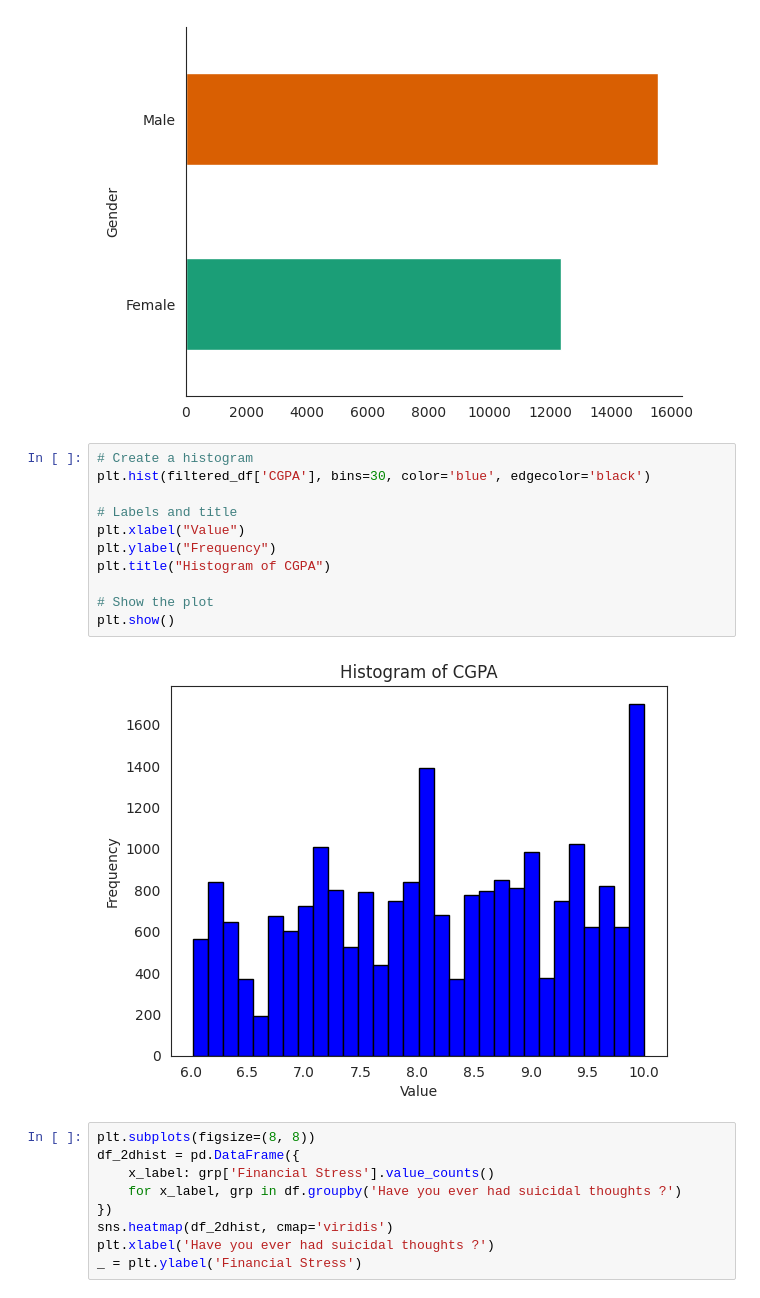
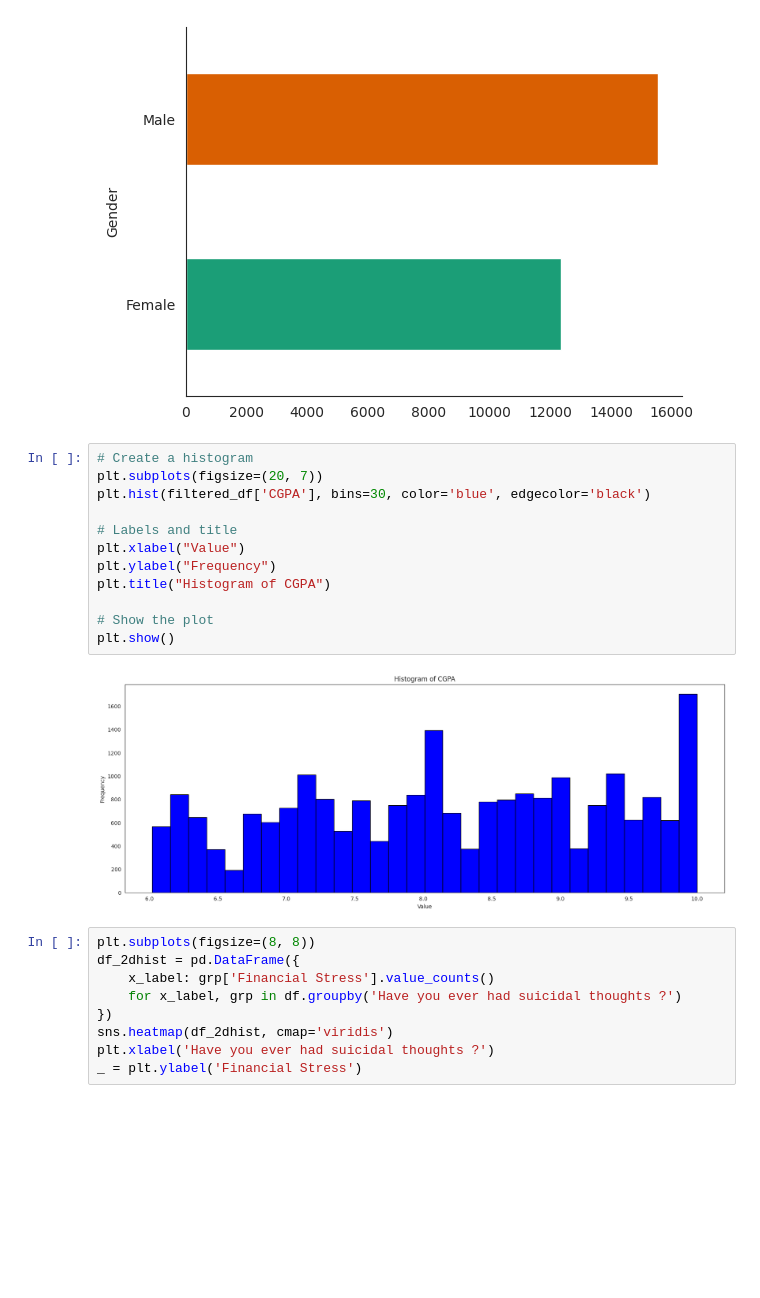
Before and after one commit to Nikhil5566/EDA-Prostate-cancer-dataset-, a Jupyter notebook: student_depression_dataset.ipynb, the cells around one changed output. Drawn from its saved outputs; the diff is of its cells as text; blank space fills up the shorter version.

```diff
--- a/student_depression_dataset.ipynb
+++ b/student_depression_dataset.ipynb
@@ -165,17 +165,18 @@ plt.gca().spines[['top', 'right',]].set_visible(False)
 [figure]
 # %%
 # Create a histogram
+plt.subplots(figsize=(20, 7))
 plt.hist(filtered_df['CGPA'], bins=30, color='blue', edgecolor='black')
 
 # Labels and title
 plt.xlabel("Value")
 plt.ylabel("Frequency")
 plt.title("Histogram of CGPA")
 
 # Show the plot
 plt.show()
 # %% [output]
-[figure, old version]
+[figure, new version]
 # %%
 plt.subplots(figsize=(8, 8))
 df_2dhist = pd.DataFrame({
```
